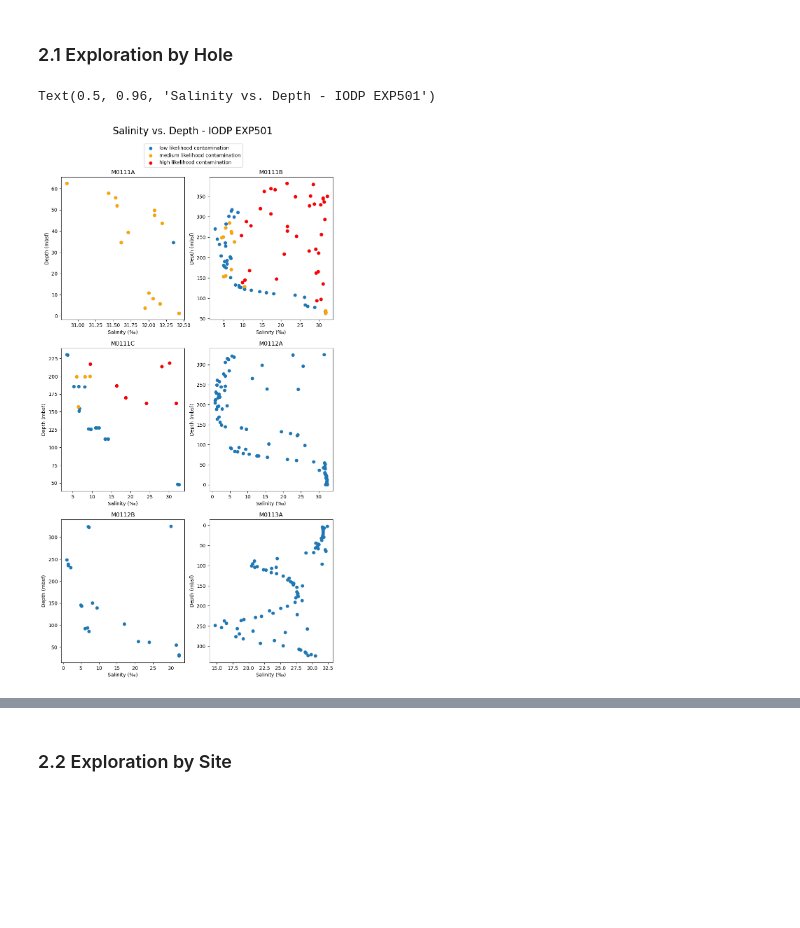
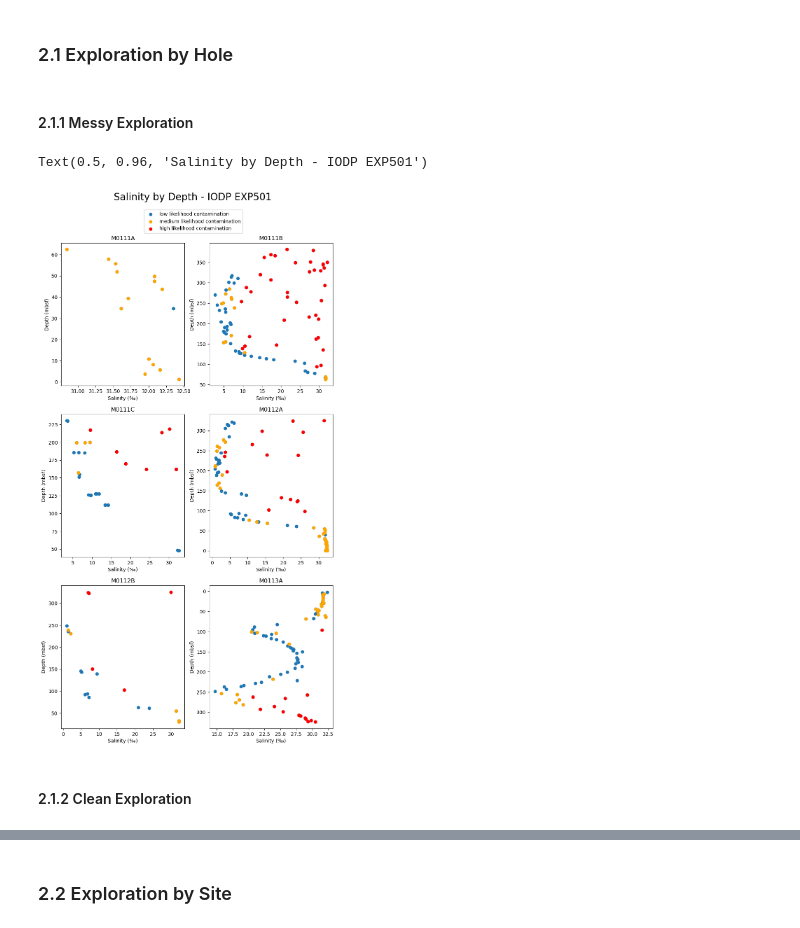
Before and after one commit to maddoxchastain-vcool/MAD-FF-Corrections-from-Varied-Salinity, a Jupyter notebook: work/salinity_exploration.ipynb, the cells around one changed output, grey strips where cells are left out. Drawn from its saved outputs; the diff is of its cells as text; code cells hidden in the pictures; blank space fills up the shorter version.

Commit message:
finished salinity exploration by hole

```diff
--- a/work/salinity_exploration.ipynb
+++ b/work/salinity_exploration.ipynb
@@ -23,6 +23,8 @@ df = pd.read_csv("/mnt/c/Users/maddo/onedrive/Desktop/Work stuff/SURF 2026/MAD-F
 df = df.sort_values(by='Top Depth of Sample [m b.s.f.]')
 # %% [markdown]
 ### 2.1 Exploration by Hole ###
+# %% [markdown]
+#### 2.1.1 Messy Exploration ####
 # %%
 M0111A_sal = df.loc[(df['Site'] == 'M0111') & (df['Hole'] == 'A'), 'Salinity [‰]']
 M0111A_dep = df.loc[(df['Site'] == 'M0111') & (df['Hole'] == 'A'), 'Top Depth of Sample [m b.s.f.]']
@@ -47,55 +49,74 @@ M0111C_YYdep = df.loc[(df['Site'] == 'M0111') & (df['Hole'] == 'C') & (df['Conta
 
 M0112A_sal = df.loc[(df['Site'] == 'M0112') & (df['Hole'] == 'A'), 'Salinity [‰]']
 M0112A_dep = df.loc[(df['Site'] == 'M0112') & (df['Hole'] == 'A'), 'Top Depth of Sample [m b.s.f.]']
+M0112A_Y = df.loc[(df['Site'] == 'M0112') & (df['Hole'] == 'A') & (df['Contamination']== 'Y'), 'Salinity [‰]']
+M0112A_Ydep = df.loc[(df['Site'] == 'M0112') & (df['Hole'] == 'A') & (df['Contamination']== 'Y'), 'Top Depth of Sample [m b.s.f.]']
+M0112A_YY = df.loc[(df['Site'] == 'M0112') & (df['Hole'] == 'A') & (df['Contamination']== 'YY'), 'Salinity [‰]']
+M0112A_YYdep = df.loc[(df['Site'] == 'M0112') & (df['Hole'] == 'A') & (df['Contamination']== 'YY'), 'Top Depth of Sample [m b.s.f.]']
 
 M0112B_sal = df.loc[(df['Site'] == 'M0112') & (df['Hole'] == 'B'), 'Salinity [‰]']
 M0112B_dep = df.loc[(df['Site'] == 'M0112') & (df['Hole'] == 'B'), 'Top Depth of Sample [m b.s.f.]']
+M0112B_Y = df.loc[(df['Site'] == 'M0112') & (df['Hole'] == 'B') & (df['Contamination']== 'Y'), 'Salinity [‰]']
+M0112B_Ydep = df.loc[(df['Site'] == 'M0112') & (df['Hole'] == 'B') & (df['Contamination']== 'Y'), 'Top Depth of Sample [m b.s.f.]']
+M0112B_YY = df.loc[(df['Site'] == 'M0112') & (df['Hole'] == 'B') & (df['Contamination']== 'YY'), 'Salinity [‰]']
+M0112B_YYdep = df.loc[(df['Site'] == 'M0112') & (df['Hole'] == 'B') & (df['Contamination']== 'YY'), 'Top Depth of Sample [m b.s.f.]']
 
 M0113A_sal = df.loc[(df['Site'] == 'M0113') & (df['Hole'] == 'A'), 'Salinity [‰]']
 M0113A_dep = df.loc[(df['Site'] == 'M0113') & (df['Hole'] == 'A'), 'Top Depth of Sample [m b.s.f.]']
+M0113A_Y = df.loc[(df['Site'] == 'M0113') & (df['Hole'] == 'A') & (df['Contamination']== 'Y'), 'Salinity [‰]']
+M0113A_Ydep = df.loc[(df['Site'] == 'M0113') & (df['Hole'] == 'A') & (df['Contamination']== 'Y'), 'Top Depth of Sample [m b.s.f.]']
+M0113A_YY = df.loc[(df['Site'] == 'M0113') & (df['Hole'] == 'A') & (df['Contamination']== 'YY'), 'Salinity [‰]']
+M0113A_YYdep = df.loc[(df['Site'] == 'M0113') & (df['Hole'] == 'A') & (df['Contamination']== 'YY'), 'Top Depth of Sample [m b.s.f.]']
 # %%
 fig, ax = plt.subplots(3, 2, figsize=(10, 18))
-#fig.subplots_adjust(wspace=0.05)
 
-y = ax[0,0].scatter(M0111A_sal, M0111A_dep)
+X = ax[0,0].scatter(M0111A_sal, M0111A_dep)
 Y = ax[0,0].scatter(M0111A_Y, M0111A_Ydep, color='orange')
 YY = ax[0,0].scatter(M0111A_YY, M0111A_YYdep, color='red')
 ax[0,0].set_ylabel('Depth (mbsf)')
 ax[0,0].set_xlabel('Salinity (‰)')
 ax[0,0].set_title('M0111A')
-ax[0,0].legend([y,Y,YY], ['low likelihood contamination', 'medium likelihood contamination', 'high likelihood contamination'], bbox_to_anchor=(0.65, 1.25), loc="upper left")
+ax[0,0].legend([X,Y,YY], ['low likelihood contamination', 'medium likelihood contamination', 'high likelihood contamination'], bbox_to_anchor=(0.65, 1.25), loc="upper left")
 
 ax[0,1].scatter(M0111B_sal, M0111B_dep)
 ax[0,1].scatter(M0111B_Y, M0111B_Ydep, color='orange')
 ax[0,1].scatter(M0111B_YY, M0111B_YYdep, color='red')
 ax[0,1].set_ylabel('Depth (mbsf)')
 ax[0,1].set_xlabel('Salinity (‰)')
 ax[0,1].set_title('M0111B')
 
 ax[1,0].scatter(M0111C_sal, M0111C_dep)
 ax[1,0].scatter(M0111C_Y, M0111C_Ydep, color='orange')
 ax[1,0].scatter(M0111C_YY, M0111C_YYdep, color='red')
 ax[1,0].set_ylabel('Depth (mbsf)')
 ax[1,0].set_xlabel('Salinity (‰)')
 ax[1,0].set_title('M0111C')
 
-ax[1,1].plot(M0112A_sal, M0112A_dep)
+ax[1,1].scatter(M0112A_sal, M0112A_dep)
+ax[1,1].scatter(M0112A_Y, M0112A_Ydep, color='orange')
+ax[1,1].scatter(M0112A_YY, M0112A_YYdep, color='red')
 ax[1,1].set_ylabel('Depth (mbsf)')
 ax[1,1].set_xlabel('Salinity (‰)')
 ax[1,1].set_title('M0112A')
 
-ax[2,0].plot(M0112B_sal, M0112B_dep)
+ax[2,0].scatter(M0112B_sal, M0112B_dep)
+ax[2,0].scatter(M0112B_Y, M0112B_Ydep, color='orange')
+ax[2,0].scatter(M0112B_YY, M0112B_YYdep, color='red')
 ax[2,0].set_ylabel('Depth (mbsf)')
 ax[2,0].set_xlabel('Salinity (‰)')
 ax[2,0].set_title('M0112B')
 
-ax[2,1].plot(M0113A_sal, M0113A_dep)
+ax[2,1].scatter(M0113A_sal, M0113A_dep)
+ax[2,1].scatter(M0113A_Y, M0113A_Ydep, color='orange')
+ax[2,1].scatter(M0113A_YY, M0113A_YYdep, color='red')
 ax[2,1].set_ylabel('Depth (mbsf)')
 ax[2,1].set_xlabel('Salinity (‰)')
 ax[2,1].set_title('M0113A')
 
 plt.gca().invert_yaxis()
-fig.suptitle('Salinity vs. Depth - IODP EXP501', fontsize=20, y=0.96)
+fig.suptitle('Salinity by Depth - IODP EXP501', fontsize=20, y=0.96)
 # %% [output]
-Text(0.5, 0.96, 'Salinity vs. Depth - IODP EXP501')
+Text(0.5, 0.96, 'Salinity by Depth - IODP EXP501')
-[figure, old version]
+[figure, new version]
+# %% [markdown]
+#### 2.1.2 Clean Exploration ####
```
Also changed, not shown: parts of 3 cells of this notebook.
